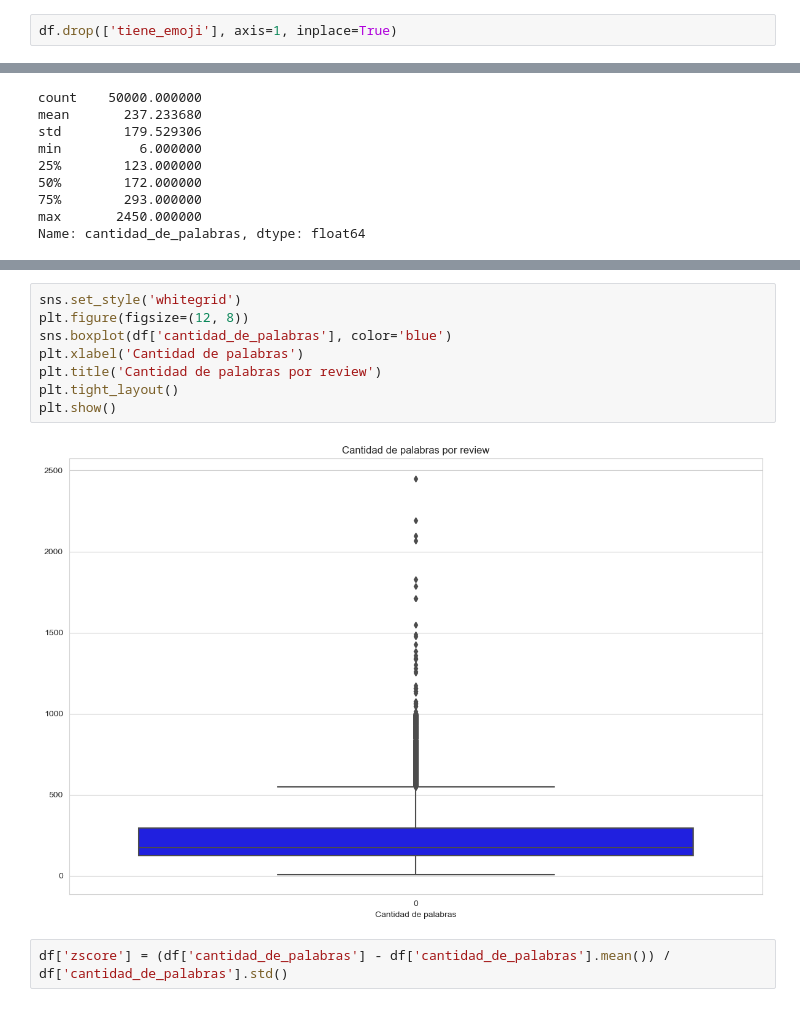
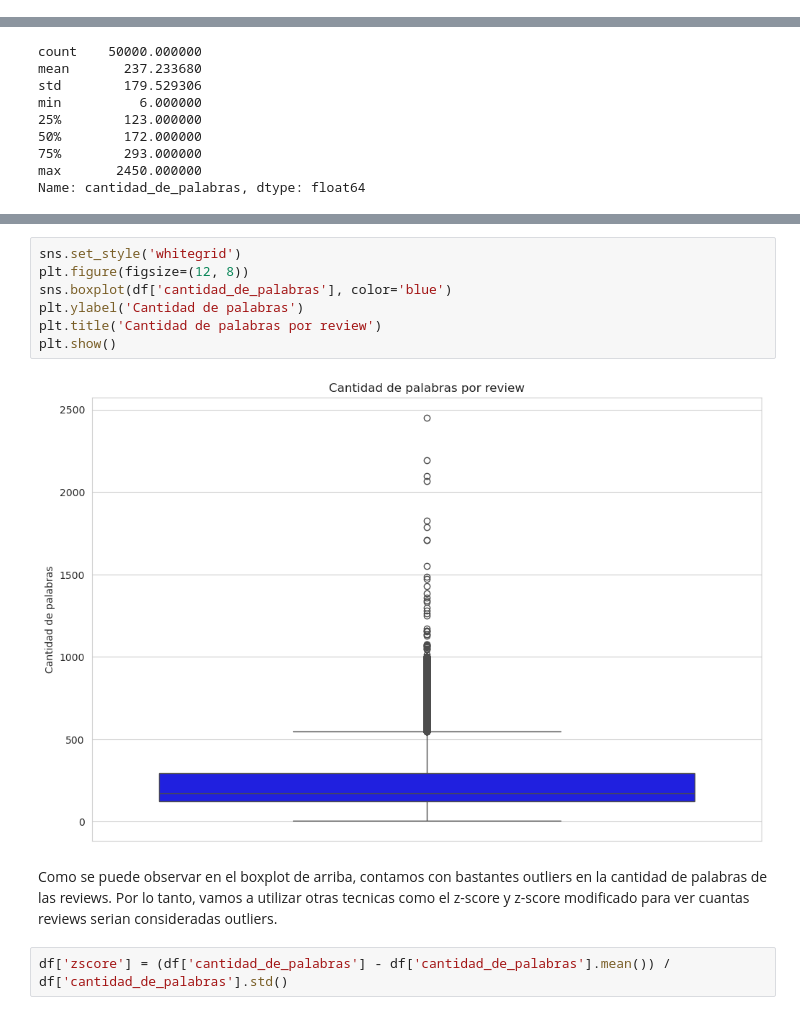
Before and after one commit to JuampiCarosi/7506R-2C2023-GRUPO23, a Jupyter notebook: tp2/7506R_TP2_GRUPO23_ENTREGA.ipynb, the cells around one changed output, grey strips where cells are left out. Cells and saved outputs as stored; diff of their text form.

```diff
--- a/tp2/7506R_TP2_GRUPO23_ENTREGA.ipynb
+++ b/tp2/7506R_TP2_GRUPO23_ENTREGA.ipynb
@@ -92,2 +119,0 @@ cantidad_emojis
-# %%
-df.drop(['tiene_emoji'], axis=1, inplace=True)
@@ -125,13 +155,14 @@ plt.show()
 # %%
 sns.set_style('whitegrid')
 plt.figure(figsize=(12, 8))
 sns.boxplot(df['cantidad_de_palabras'], color='blue')
-plt.xlabel('Cantidad de palabras')
+plt.ylabel('Cantidad de palabras')
 plt.title('Cantidad de palabras por review')
-plt.tight_layout()
 plt.show()
 # %% [output]
-[figure, old version]
+[figure, new version]
+# %% [markdown]
+Como se puede observar en el boxplot de arriba, contamos con bastantes outliers en la cantidad de palabras de las reviews. Por lo tanto, vamos a utilizar otras tecnicas como el z-score y z-score modificado para ver cuantas reviews serian consideradas outliers.
 # %%
 df['zscore'] = (df['cantidad_de_palabras'] - df['cantidad_de_palabras'].mean()) / df['cantidad_de_palabras'].std()
 # %%
```
Also changed, not shown: parts of 156 cells of this notebook, 32 other files.
